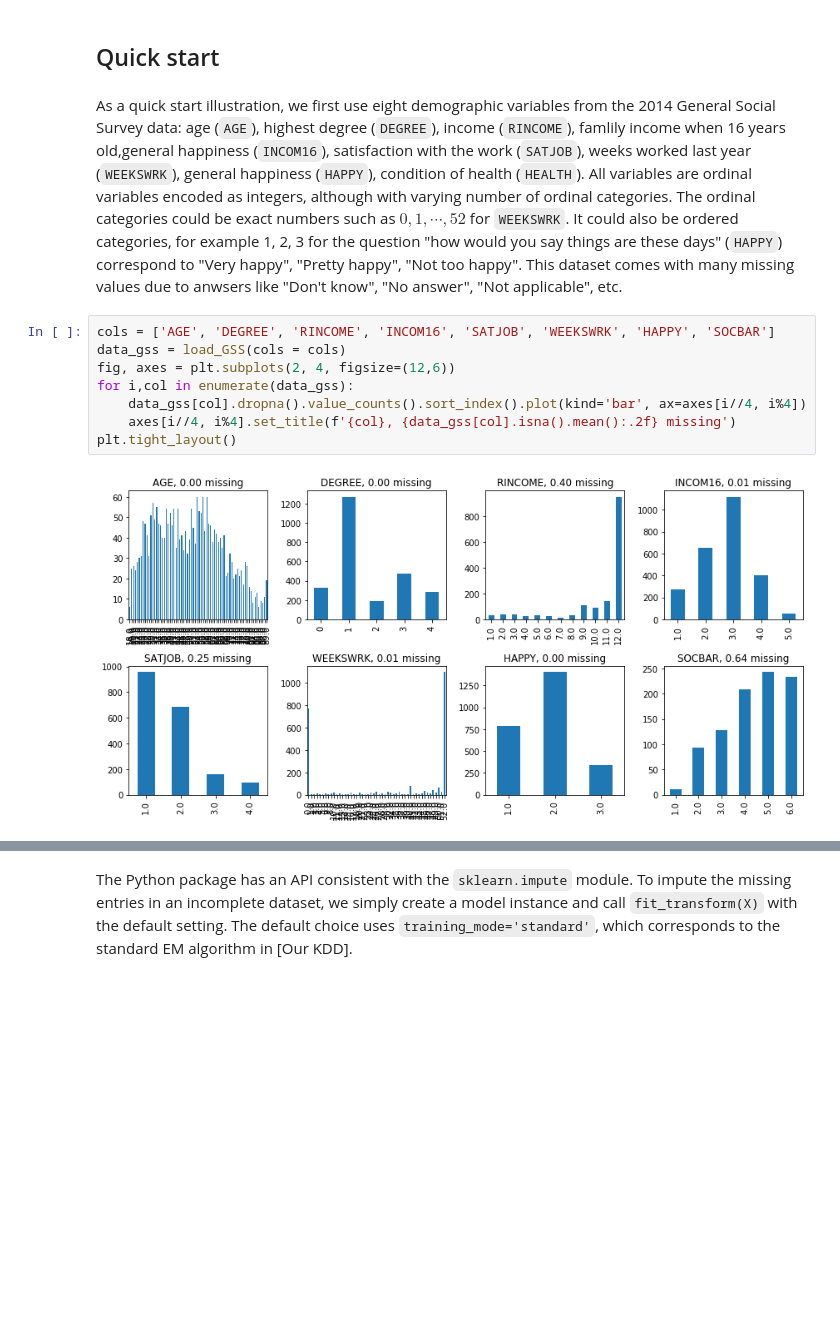
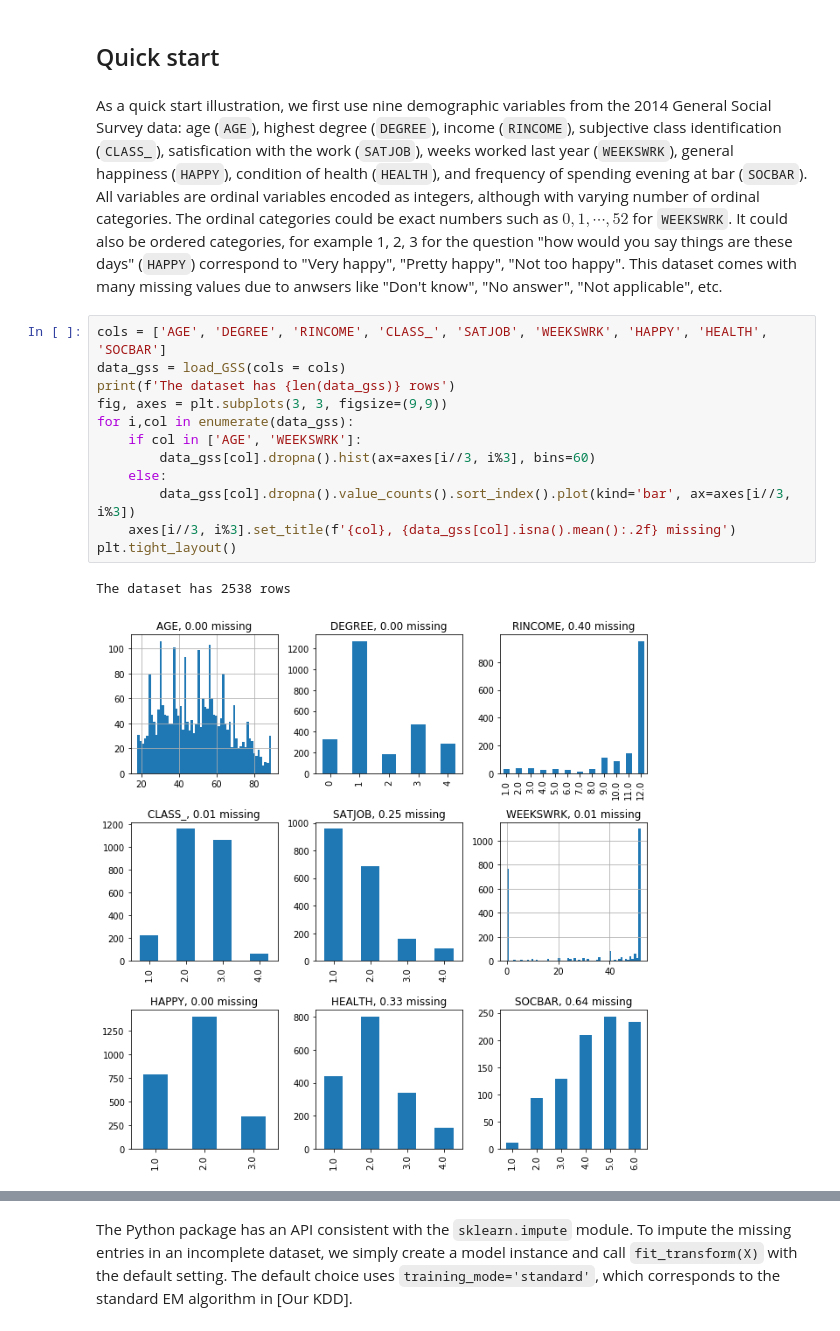
Before and after one commit to udellgroup/gcimpute, a Jupyter notebook: Examples/Example Get started.ipynb, the cells around one changed output, grey strips where cells are left out. Saved outputs shown, nothing was run; the diff lists cells and outputs as text; blank space fills up the shorter version.

```diff
--- a/Examples/Example Get started.ipynb
+++ b/Examples/Example Get started.ipynb
@@ -12,14 +14,19 @@ Two versions of **GaussianCopulaImp** are available: one as a Python package ava
 # %% [markdown]
 ## Quick start
 # %% [markdown]
-As a quick start illustration, we first use eight demographic variables from the 2014 General Social Survey data: age (`AGE`), highest degree (`DEGREE`), income (`RINCOME`), famlily income when 16 years old,general happiness (`INCOM16`),  satisfaction with the work (`SATJOB`), weeks worked last year (`WEEKSWRK`), general happiness (`HAPPY`), condition of health (`HEALTH`). All variables are ordinal variables encoded as integers, although with varying number of ordinal categories. The ordinal categories could be exact numbers such as $0, 1, \cdots, 52$ for `WEEKSWRK`. It could also be ordered categories, for example 1, 2, 3 for the question "how would you say things are these days" (`HAPPY`) correspond to "Very happy", "Pretty happy", "Not too happy".  This dataset comes with many missing values due to anwsers like "Don't know", "No answer", "Not applicable", etc.
+As a quick start illustration, we first use nine demographic variables from the 2014 General Social Survey data: age (`AGE`), highest degree (`DEGREE`), income (`RINCOME`), subjective class identification (`CLASS_`), satisfication with the work (`SATJOB`), weeks worked last year (`WEEKSWRK`), general happiness (`HAPPY`), condition of health (`HEALTH`), and frequency of spending evening at bar (`SOCBAR`). All variables are ordinal variables encoded as integers, although with varying number of ordinal categories. The ordinal categories could be exact numbers such as $0, 1, \cdots, 52$ for `WEEKSWRK`. It could also be ordered categories, for example 1, 2, 3 for the question "how would you say things are these days" (`HAPPY`) correspond to "Very happy", "Pretty happy", "Not too happy".  This dataset comes with many missing values due to anwsers like "Don't know", "No answer", "Not applicable", etc.
 # %%
-cols = ['AGE', 'DEGREE', 'RINCOME', 'INCOM16', 'SATJOB', 'WEEKSWRK', 'HAPPY', 'SOCBAR']
+cols = ['AGE', 'DEGREE', 'RINCOME', 'CLASS_', 'SATJOB', 'WEEKSWRK', 'HAPPY', 'HEALTH', 'SOCBAR']
 data_gss = load_GSS(cols = cols)
-fig, axes = plt.subplots(2, 4, figsize=(12,6))
+print(f'The dataset has {len(data_gss)} rows')
+fig, axes = plt.subplots(3, 3, figsize=(9,9))
 for i,col in enumerate(data_gss):
-    data_gss[col].dropna().value_counts().sort_index().plot(kind='bar', ax=axes[i//4, i%4])
-    axes[i//4, i%4].set_title(f'{col}, {data_gss[col].isna().mean():.2f} missing')
+    if col in ['AGE', 'WEEKSWRK']:
+        data_gss[col].dropna().hist(ax=axes[i//3, i%3], bins=60)
+    else:
+        data_gss[col].dropna().value_counts().sort_index().plot(kind='bar', ax=axes[i//3, i%3])
+    axes[i//3, i%3].set_title(f'{col}, {data_gss[col].isna().mean():.2f} missing')
 plt.tight_layout()
 # %% [output]
+The dataset has 2538 rows
-[figure, old version]
+[figure, new version]
```
Also changed, not shown: parts of 93 cells of this notebook, 5 other files.
